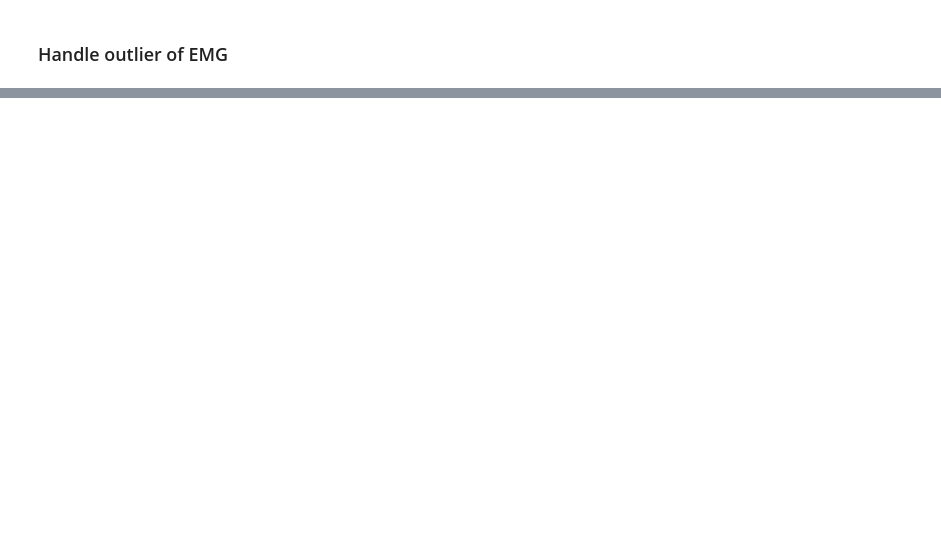
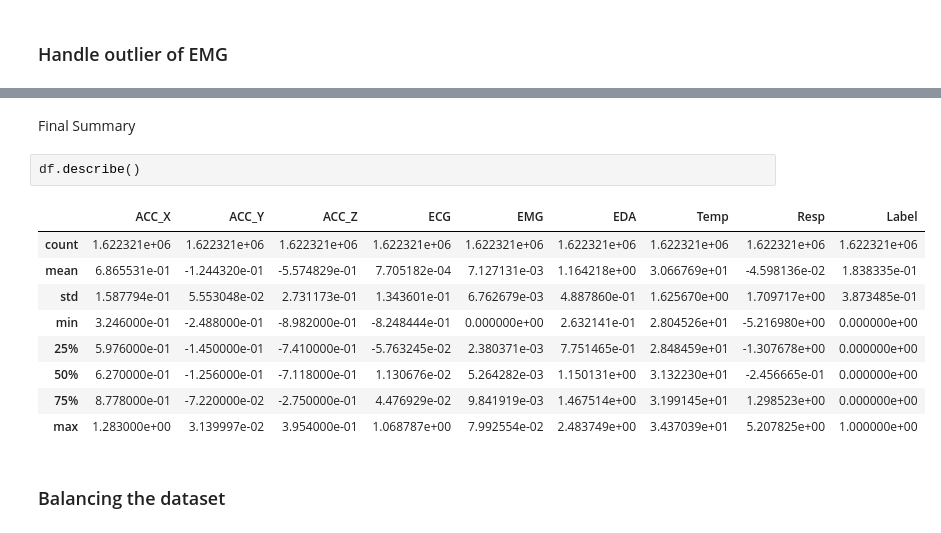
Before and after one commit to Yranshevare/XAI_For_Stress_and_Mental_Health_Prediction, a Jupyter notebook: ModelTraining/preprocessing.ipynb, the cells around one changed output, grey strips where cells are left out. Drawn from its saved outputs; the diff is of its cells as text; blank space fills up the shorter version.

```diff
--- a/ModelTraining/preprocessing.ipynb
+++ b/ModelTraining/preprocessing.ipynb
@@ -146,0 +114,16 @@ scatter_plot(df, "EMG")
+# %% [markdown]
+Final Summary
+# %%
+df.describe()
+# %% [output]
+|  | ACC_X | ACC_Y | ACC_Z | ECG | EMG | EDA | Temp | Resp | Label |
+| count | 1.622321e+06 | 1.622321e+06 | 1.622321e+06 | 1.622321e+06 | 1.622321e+06 | 1.622321e+06 | 1.622321e+06 | 1.622321e+06 | 1.622321e+06 |
+| mean | 6.865531e-01 | -1.244320e-01 | -5.574829e-01 | 7.705182e-04 | 7.127131e-03 | 1.164218e+00 | 3.066769e+01 | -4.598136e-02 | 1.838335e-01 |
+| std | 1.587794e-01 | 5.553048e-02 | 2.731173e-01 | 1.343601e-01 | 6.762679e-03 | 4.887860e-01 | 1.625670e+00 | 1.709717e+00 | 3.873485e-01 |
+| min | 3.246000e-01 | -2.488000e-01 | -8.982000e-01 | -8.248444e-01 | 0.000000e+00 | 2.632141e-01 | 2.804526e+01 | -5.216980e+00 | 0.000000e+00 |
+| 25% | 5.976000e-01 | -1.450000e-01 | -7.410000e-01 | -5.763245e-02 | 2.380371e-03 | 7.751465e-01 | 2.848459e+01 | -1.307678e+00 | 0.000000e+00 |
+| 50% | 6.270000e-01 | -1.256000e-01 | -7.118000e-01 | 1.130676e-02 | 5.264282e-03 | 1.150131e+00 | 3.132230e+01 | -2.456665e-01 | 0.000000e+00 |
+| 75% | 8.778000e-01 | -7.220000e-02 | -2.750000e-01 | 4.476929e-02 | 9.841919e-03 | 1.467514e+00 | 3.199145e+01 | 1.298523e+00 | 0.000000e+00 |
+| max | 1.283000e+00 | 3.139997e-02 | 3.954000e-01 | 1.068787e+00 | 7.992554e-02 | 2.483749e+00 | 3.437039e+01 | 5.207825e+00 | 1.000000e+00 |
+# %% [markdown]
+### Balancing the dataset
```
Also changed, not shown: parts of 12 cells of this notebook, 8 other files.
